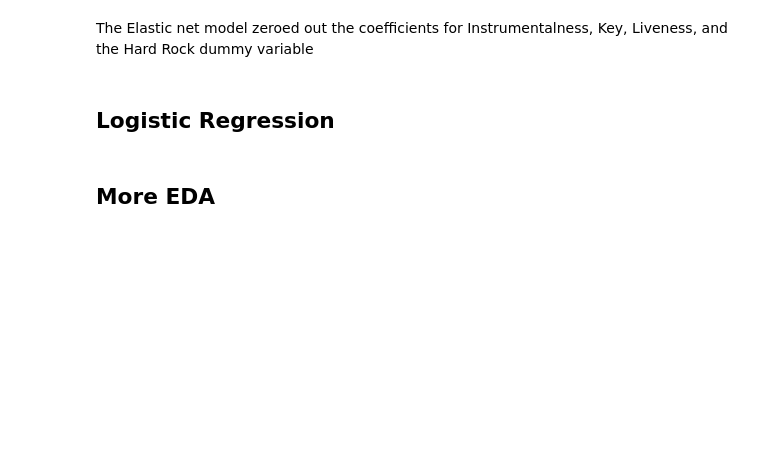
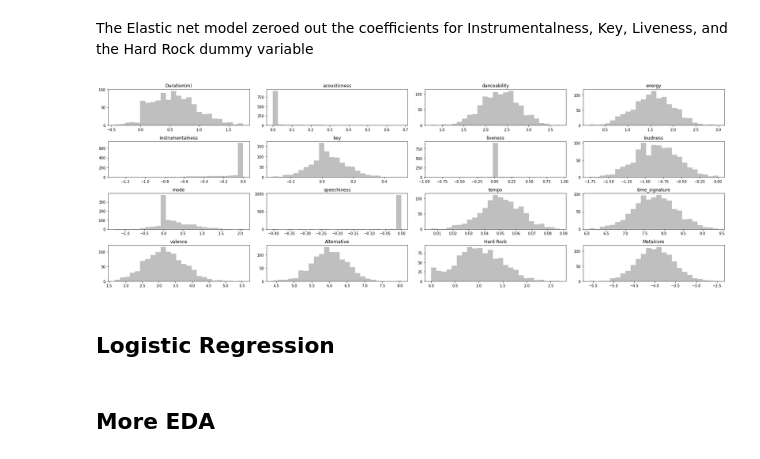
Before and after one commit to evanhosmer/Spotify_case_study, a Jupyter notebook: notebooks/Spotify.ipynb, the cells around one changed output. Saved outputs shown, nothing was run; the diff lists cells and outputs as text; code cells hidden in the pictures; blank space fills up the shorter version.

Commit message:
Bootstrap

```diff
--- a/notebooks/Spotify.ipynb
+++ b/notebooks/Spotify.ipynb
@@ -688,5 +713,73 @@ Final EN RMSE: 13.925
 # %% [markdown]
 The Elastic net model zeroed out the coefficients for Instrumentalness, Key, Liveness, and the Hard Rock dummy variable
+# %%
+from math import ceil
+features = df_dummies.drop(['Title','Artist','Popularity'],axis = 1)
+y = finalknn['Popularity']
+X_train, X_test, y_train, y_test = train_test_split(features, y, test_size=0.2)
+def bootstrap_train(model, X, y, bootstraps=1000, **kwargs):
+    """Train a (linear) model on multiple bootstrap samples of some data and
+    return all of the parameter estimates.
+    Parameters
+    ----------
+    model: A sklearn class whose instances have a `fit` method, and a `coef_`
+    attribute.
+    X: A two dimensional numpy array of shape (n_observations, n_features).
+
+    y: A one dimensional numpy array of shape (n_observations).
+    bootstraps: An integer, the number of boostrapped models to train.
+    Returns
+    -------
+    bootstrap_coefs: A (bootstraps, n_features) numpy array.  Each row contains
+    the parameter estimates for one trained boostrapped model.
+    """
+    bootstrap_models = []
+    for i in range(bootstraps):
+        boot_idxs = np.random.choice(X.shape[0], size=X.shape[0], replace=True)
+        X_boot = X[boot_idxs, :]
+        y_boot = y[boot_idxs]
+        M = model(alpha = en_optimal_alpha, l1_ratio = 0.5,**kwargs)
+        M.fit(X_boot, y_boot)
+        bootstrap_models.append(M)
+    return bootstrap_models
+
+models = bootstrap_train(
+    ElasticNet,
+    X_train.values,
+    y_train.values,
+    fit_intercept=False
+)
+
+def get_bootstrap_coefs(bootstrap_models):
+    n_models, n_coefs = len(bootstrap_models), len(bootstrap_models[0].coef_)
+    bootstrap_coefs = np.empty(shape=(n_models, n_coefs))
+    for i, model in enumerate(bootstrap_models):
+        bootstrap_coefs[i, :] = model.coef_
+    return bootstrap_coefs
+
+def plot_bootstrap_coefs(models, coef_names, n_col=4):
+    """Plot histograms of the bootstrapped parameter estimates from a model.
+    """
+    bootstrap_coefs = get_bootstrap_coefs(models)
+    n_coeffs = bootstrap_coefs.shape[1]
+#     n_row = int(ceil(n_coeffs / n_col)) + 1
+    n_row = 4
+    fig, axs = plt.subplots(n_row, n_col, figsize=(n_col*6, n_row*2))
+    for idx, ax in enumerate(axs.flatten()):
+        if idx >= bootstrap_coefs.shape[1]:
+            break
+        ax.hist(bootstrap_coefs[:, idx], bins=25, color="grey", alpha=0.5)
+        ax.set_title(coef_names[idx])
+    return fig, axs
+
+
+
+
+
+fig, axs = plot_bootstrap_coefs(models, features.columns, n_col=4)
+fig.tight_layout()
+# %% [output]
+[figure, added]
 # %% [markdown]
 ## Logistic Regression
 # %%
```
Also changed, not shown: parts of 17 cells of this notebook, 3 other files.
